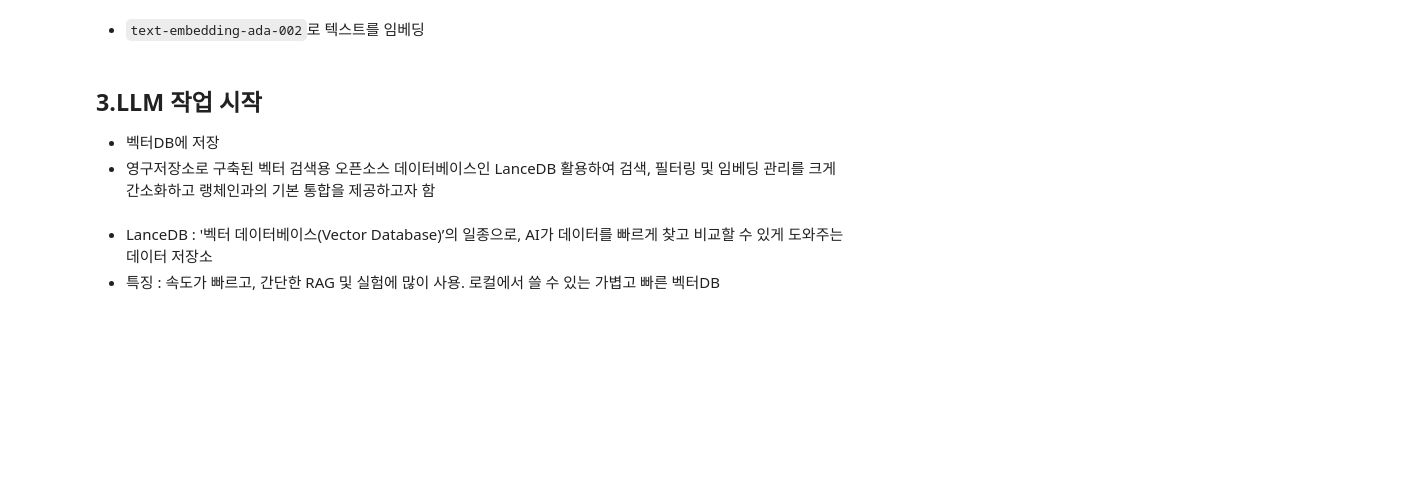
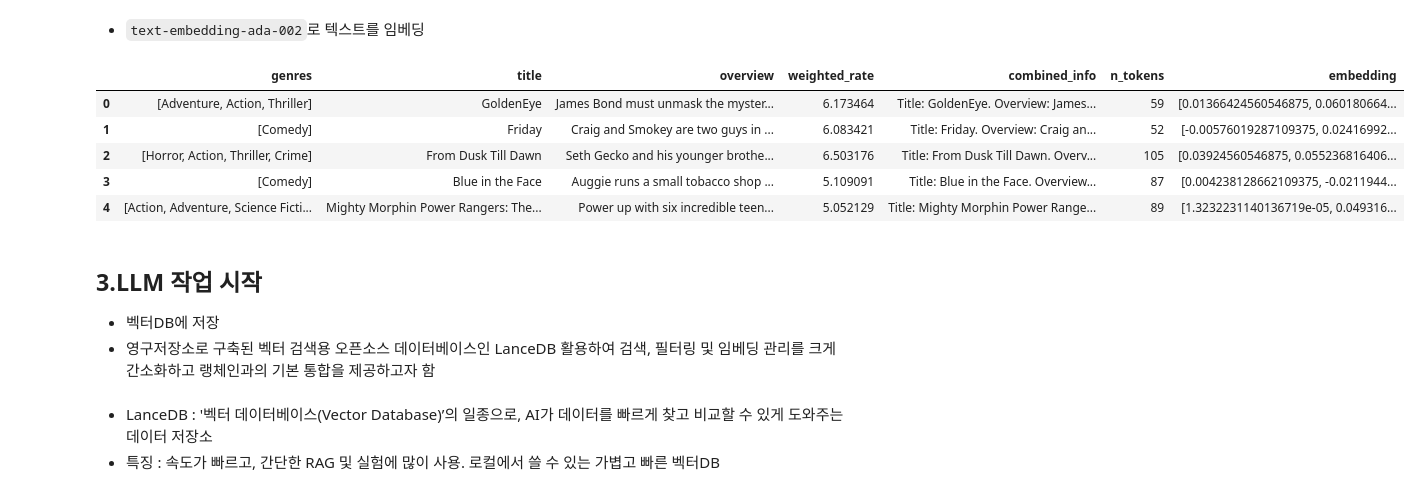
Before and after one commit to dovan2026/SKN30_playdata, a Jupyter notebook: LLM/algorithm/05_추천시스템_LLM기반추천.ipynb, the cells around one changed output. Cells and saved outputs as stored; diff of their text form; code cells hidden in the pictures; blank space fills up the shorter version.

```diff
--- a/LLM/algorithm/05_추천시스템_LLM기반추천.ipynb
+++ b/LLM/algorithm/05_추천시스템_LLM기반추천.ipynb
@@ -67,6 +142,24 @@ md_final['combined_info'][9]
 - 토크나이저마다 텍스트를 분할하는 방법과 사용할 토큰에 대한 규칙과 어휘가 다름.
 - `cl100k_base` 토크나이저는 대규모 텍스트 말뭉치에서 하위 단어 단위의 어휘를 학습하는 바이트 페어 인코딩(BPE) 알고리즘을 기반으로 함.
 - 여러 언어와 도메인의 텍스트를 처리할 수 있으며 입력당 최대 8,191개의 토큰을 인코더로 인코딩할 수 있음.
+# %%
+import tiktoken
+from openai import OpenAI
+from dotenv import load_dotenv
+import os
+
+load_dotenv()
+
+api_key = os.getenv('OPENAI_API_KEY')
+# %%
+# https://developers.openai.com/cookbook/examples/how_to_count_tokens_with_tiktoken?utm_source=chatgpt.com
+embedding_model='text-embedding-3-small'
+embedding_encoding = 'cl100k_base'
+max_tokens = 8000   # 최대 8191개의 토큰을 인코딩할 수 있음
+
+client = OpenAI(api_key=api_key)
+
+encoding = tiktoken.get_encoding(embedding_encoding)
 # %%
 def get_embedding(text, engine=embedding_model):
    text = text.replace("\n", " ")
@@ -79,8 +183,15 @@ len(md_final)
 # %% [markdown]
 - `text-embedding-ada-002`로 텍스트를 임베딩
 # %%
-md_final["embedding"] = md_final.overview.apply(lambda x: get_embedding(x, engine=   ))
+md_final["embedding"] = md_final.overview.apply(lambda x: get_embedding(x, engine=embedding_model))
 md_final.head()
+# %% [output]
+|  | genres | title | overview | weighted_rate | combined_info | n_tokens | embedding |
+| 0 | [Adventure, Action, Thriller] | GoldenEye | James Bond must unmask the myster... | 6.173464 | Title: GoldenEye. Overview: James... | 59 | [0.01366424560546875, 0.060180664... |
+| 1 | [Comedy] | Friday | Craig and Smokey are two guys in ... | 6.083421 | Title: Friday. Overview: Craig an... | 52 | [-0.00576019287109375, 0.02416992... |
+| 2 | [Horror, Action, Thriller, Crime] | From Dusk Till Dawn | Seth Gecko and his younger brothe... | 6.503176 | Title: From Dusk Till Dawn. Overv... | 105 | [0.03924560546875, 0.055236816406... |
+| 3 | [Comedy] | Blue in the Face | Auggie runs a small tobacco shop ... | 5.109091 | Title: Blue in the Face. Overview... | 87 | [0.004238128662109375, -0.0211944... |
+| 4 | [Action, Adventure, Science Ficti... | Mighty Morphin Power Rangers: The... | Power up with six incredible teen... | 5.052129 | Title: Mighty Morphin Power Range... | 89 | [1.3232231140136719e-05, 0.049316... |
 # %%
 md_final.rename(columns = {'embedding': 'vector'}, inplace = True)
 md_final.rename(columns = {'combined_info': 'text'}, inplace = True)
```
Also changed, not shown: parts of 23 cells of this notebook, 8 other files.
